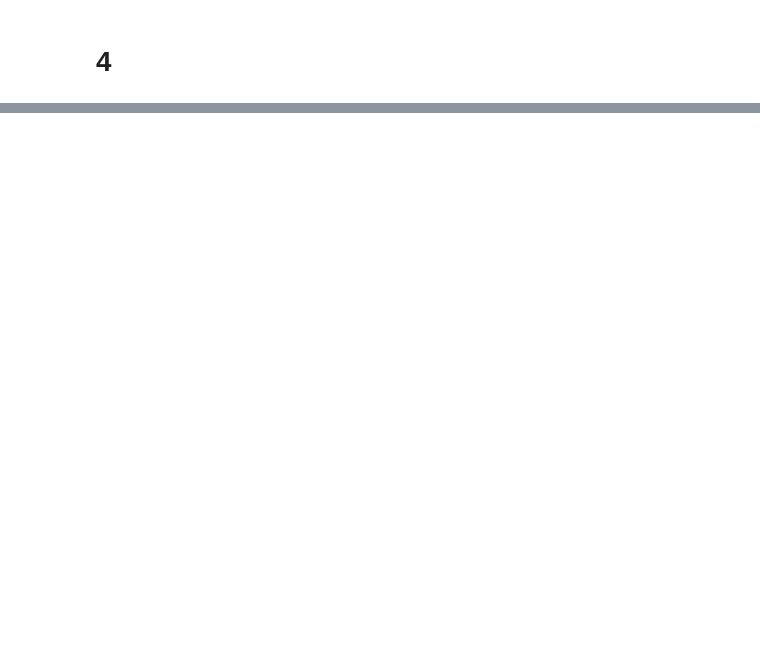
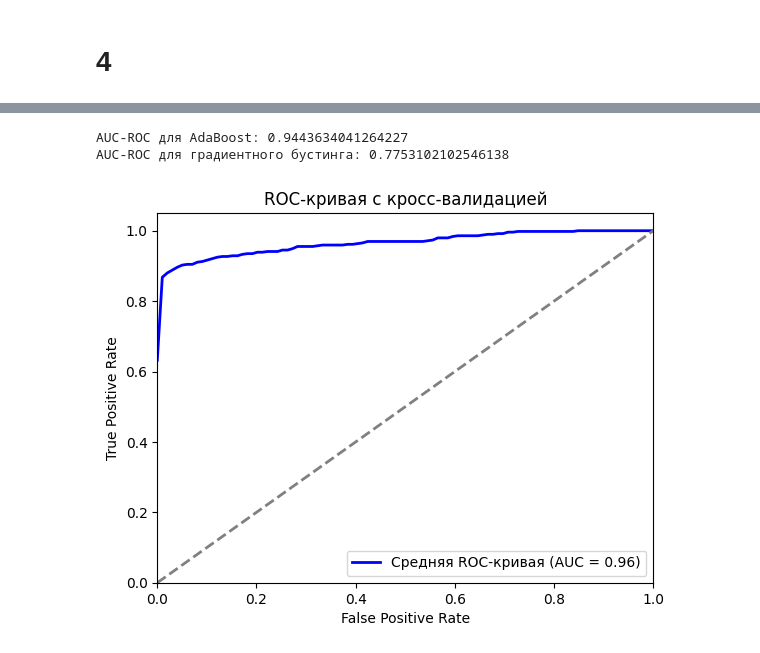
Before and after one commit to EmelyanovAlexey/solution_stat_theory, a Jupyter notebook: 5_task/lab.ipynb, the cells around one changed output, grey strips where cells are left out. Saved outputs shown, nothing was run; the diff lists cells and outputs as text; code cells hidden in the pictures; blank space fills up the shorter version.

```diff
--- a/5_task/lab.ipynb
+++ b/5_task/lab.ipynb
@@ -207,0 +241,18 @@ plt.show()
+# %%
+print("AUC-ROC для AdaBoost:", auc_ada)
+print("AUC-ROC для градиентного бустинга:", auc_grad_boost)
+
+plt.figure()
+plt.plot(mean_fpr, mean_tpr, color='b', lw=2, label='Средняя ROC-кривая (AUC = %0.2f)' % roc_auc)
+plt.plot([0, 1], [0, 1], color='gray', lw=2, linestyle='--')
+plt.xlim([0.0, 1.0])
+plt.ylim([0.0, 1.05])
+plt.xlabel('False Positive Rate')
+plt.ylabel('True Positive Rate')
+plt.title('ROC-кривая с кросс-валидацией')
+plt.legend(loc="lower right")
+plt.show()
+# %% [output]
+AUC-ROC для AdaBoost: 0.9443634041264227
+AUC-ROC для градиентного бустинга: 0.7753102102546138
+[figure, added]
```
Also changed, not shown: parts of 10 cells of this notebook.
